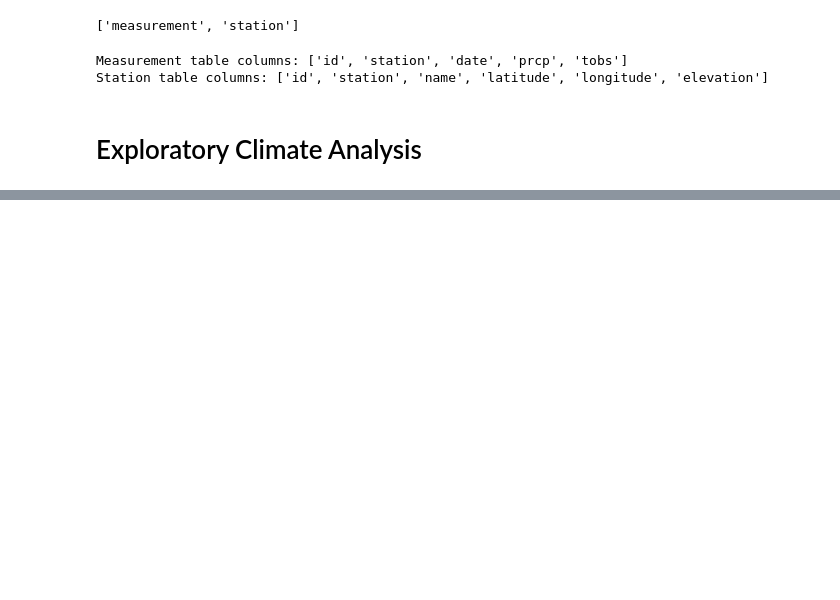
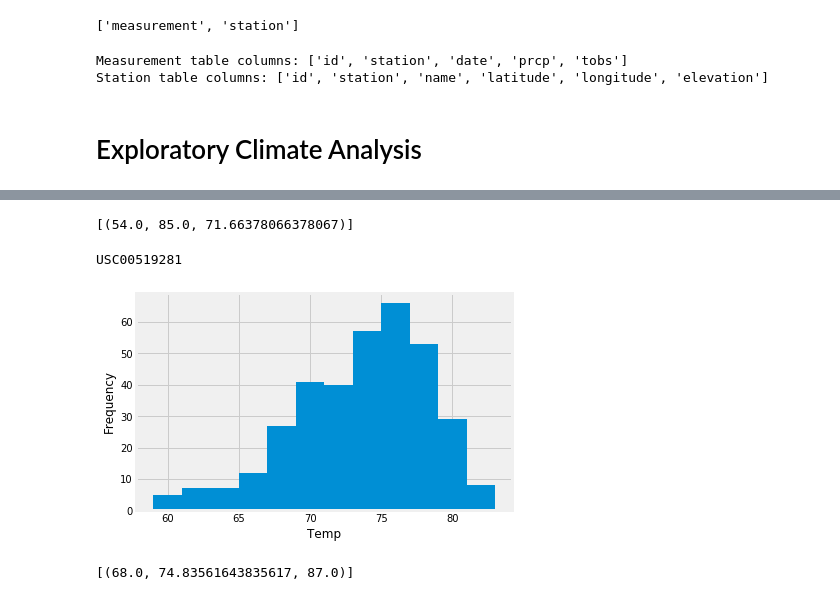
Before and after one commit to sbogdan-sb/Homework10, a Jupyter notebook: Hawaii_Climate.ipynb, the cells around one changed output, grey strips where cells are left out. Saved outputs shown, nothing was run; the diff lists cells and outputs as text; code cells hidden in the pictures; blank space fills up the shorter version.

```diff
--- a/Hawaii_Climate.ipynb
+++ b/Hawaii_Climate.ipynb
@@ -110,0 +141,56 @@ plt.show()
+# %%
+# Using the station id from the previous query, calculate the lowest temperature recorded,
+# highest temperature recorded, and average temperature most active station?
+session.query(func.min(Measurement.tobs), func.max(Measurement.tobs), func.avg(Measurement.tobs)).\
+        filter(Measurement.station == "USC00519281").all()
+# %% [output]
+[(54.0, 85.0, 71.66378066378067)]
+# %%
+# Choose the station with the highest number of temperature observations.
+print(session.query(Measurement.station, func.count(Measurement.tobs)).\
+        group_by(Measurement.station).\
+        order_by(func.count(Measurement.tobs).desc()).first()[0])
+
+
+# Query the last 12 months of temperature observation data for this station and plot the results as a histogram
+query_result = session.query(Measurement.tobs).\
+        filter(Measurement.date.between(first_date, last_date)).\
+        filter(Measurement.station == "USC00519281").all()
+
+temp_data_df = pd.DataFrame(query_result)
+
+ax = temp_data.plot(kind='hist', bins = 12, legend = False)
+
+ax.set_xlabel("Temp", fontsize=12)
+
+plt.show()
+# %% [output]
+USC00519281
+[figure, added]
+# %%
+# This function called `calc_temps` will accept start date and end date in the format '%Y-%m-%d'
+# and return the minimum, average, and maximum temperatures for that range of dates
+def calc_temps(start_date, end_date):
+    """TMIN, TAVG, and TMAX for a list of dates.
+
+    Args:
+        start_date (string): A date string in the format %Y-%m-%d
+        end_date (string): A date string in the format %Y-%m-%d
+
+    Returns:
+        TMIN, TAVE, and TMAX
+    """
+
+    return session.query(func.min(Measurement.tobs), func.avg(Measurement.tobs), func.max(Measurement.tobs)).\
+        filter(Measurement.date >= start_date).filter(Measurement.date <= end_date).all()
+
+# function usage example
+
+trip_start = datetime.strptime("2017-05-18", '%Y-%m-%d').date()
+
+trip_end =  datetime.strptime("2017-05-30", '%Y-%m-%d').date()
+
+
+calc_temps(trip_start, trip_end)
+# %% [output]
+[(68.0, 74.83561643835617, 87.0)]
```
Also changed, not shown: parts of 14 cells of this notebook.
